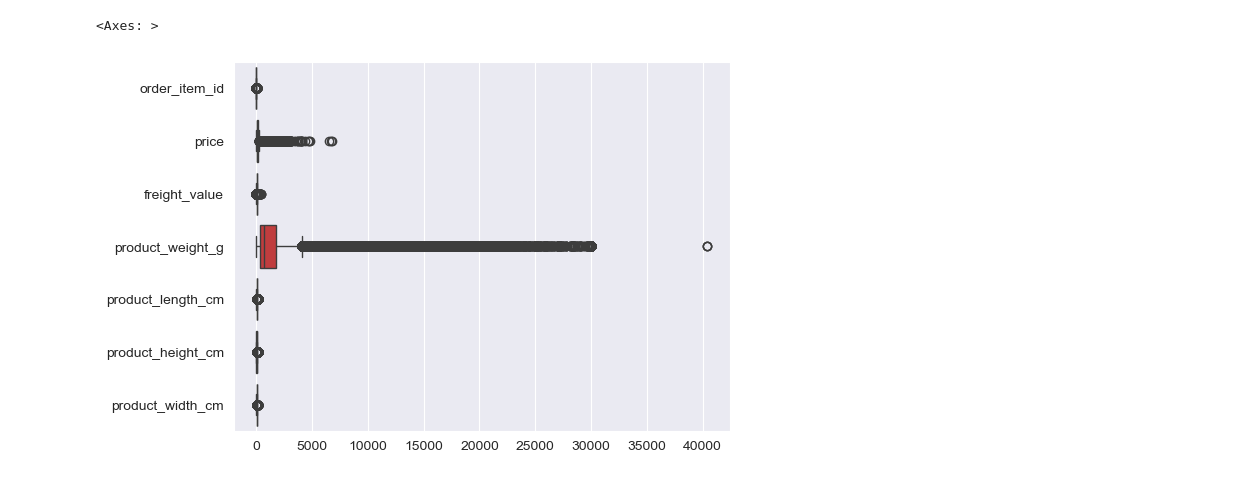
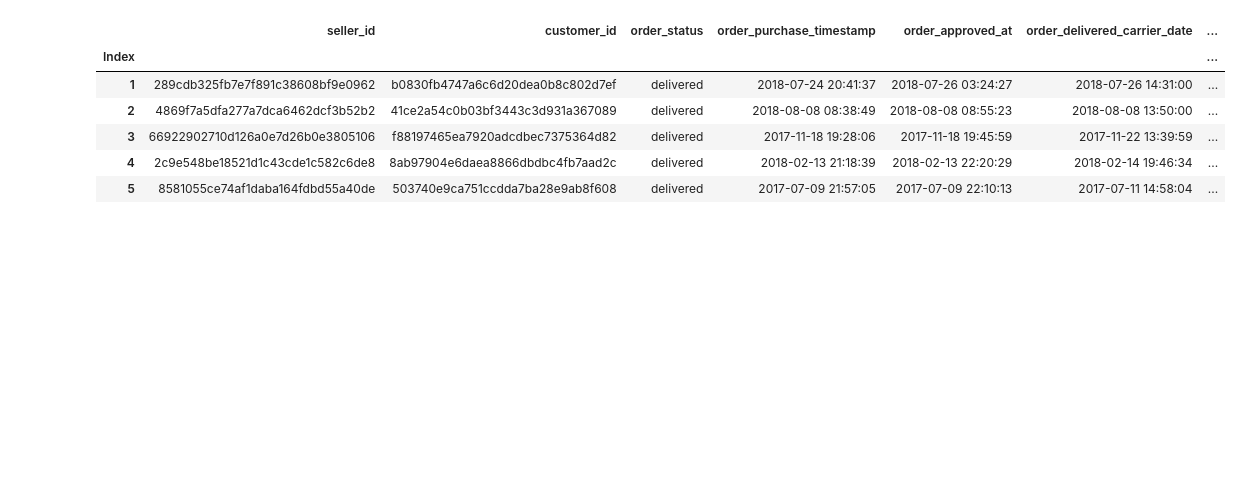
Before and after one commit to rabreu/Infnet-MIT-MachineLearning-ScikitLearn-MLOps-PD-26E1_3, a Jupyter notebook: PD_26E1_3.ipynb, the cells around one changed output. Drawn from its saved outputs; the diff is of its cells as text; code cells hidden in the pictures; blank space fills up the shorter version.

```diff
--- a/PD_26E1_3.ipynb
+++ b/PD_26E1_3.ipynb
@@ -7,8 +19,6 @@ dat_order_items = pd.read_csv("dataset/olist_order_items_dataset.csv")
 dat_products = pd.read_csv("dataset/olist_products_dataset.csv")
 dat_sellers = pd.read_csv("dataset/olist_sellers_dataset.csv")
 # %%
-join_items = dat_orders.set_index("order_id").join(dat_order_items.set_index("order_id"), lsuffix="ord", rsuffix="itm", validate="many_to_many", how="left")
+join_items = dat_orders.set_index("order_id").join(dat_order_items.set_index("order_id"), lsuffix="ord", rsuffix="itm", validate="many_to_many", how="inner")
 join_products = join_items.set_index("product_id").join(dat_products.set_index("product_id"), lsuffix="itm", rsuffix="prd", validate="many_to_many", how="left")
 join_sellers = join_products.set_index("seller_id").join(dat_sellers.set_index("seller_id"), lsuffix="itm", rsuffix="prd", validate="many_to_many", how="left")
-
-join_sellers.groupby('seller_state').head()
@@ -37,5 +25,16 @@ sb.heatmap(join_sellers.isna())
-# %%
-sb.boxplot(join_sellers, orient='h')
-# %% [output]
-<Axes: >
-[figure, removed]
+# %%
+from pandas import RangeIndex
+
+data = join_sellers.drop(columns=["seller_zip_code_prefix", "product_photos_qty", "product_name_lenght", "product_description_lenght"]).reset_index(drop=False)
+
+data = pd.DataFrame(data=data, columns=data.columns, index=RangeIndex(1, len(data) + 1, name='Index'))
+
+data.head()
+# %% [output]
+|  | seller_id | customer_id | order_status | order_purchase_timestamp | order_approved_at | order_delivered_carrier_date | ... |
+| Index |  |  |  |  |  |  | ... |
+| 1 | 289cdb325fb7e7f891c38608bf9e0962 | b0830fb4747a6c6d20dea0b8c802d7ef | delivered | 2018-07-24 20:41:37 | 2018-07-26 03:24:27 | 2018-07-26 14:31:00 | ... |
+| 2 | 4869f7a5dfa277a7dca6462dcf3b52b2 | 41ce2a54c0b03bf3443c3d931a367089 | delivered | 2018-08-08 08:38:49 | 2018-08-08 08:55:23 | 2018-08-08 13:50:00 | ... |
+| 3 | 66922902710d126a0e7d26b0e3805106 | f88197465ea7920adcdbec7375364d82 | delivered | 2017-11-18 19:28:06 | 2017-11-18 19:45:59 | 2017-11-22 13:39:59 | ... |
+| 4 | 2c9e548be18521d1c43cde1c582c6de8 | 8ab97904e6daea8866dbdbc4fb7aad2c | delivered | 2018-02-13 21:18:39 | 2018-02-13 22:20:29 | 2018-02-14 19:46:34 | ... |
+| 5 | 8581055ce74af1daba164fdbd55a40de | 503740e9ca751ccdda7ba28e9ab8f608 | delivered | 2017-07-09 21:57:05 | 2017-07-09 22:10:13 | 2017-07-11 14:58:04 | ... |
```
Also changed, not shown: parts of 13 cells of this notebook.
